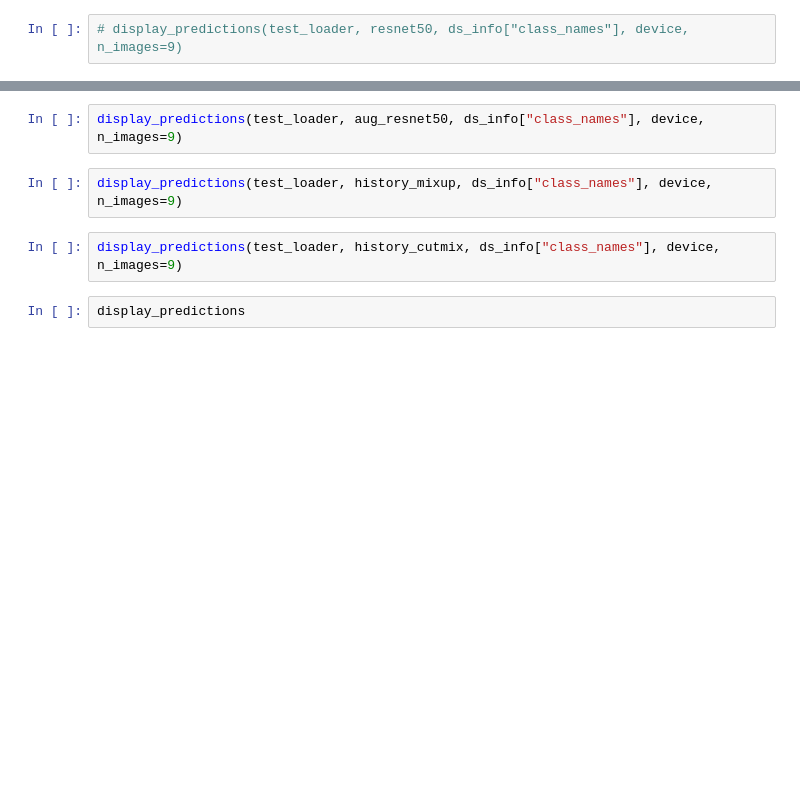
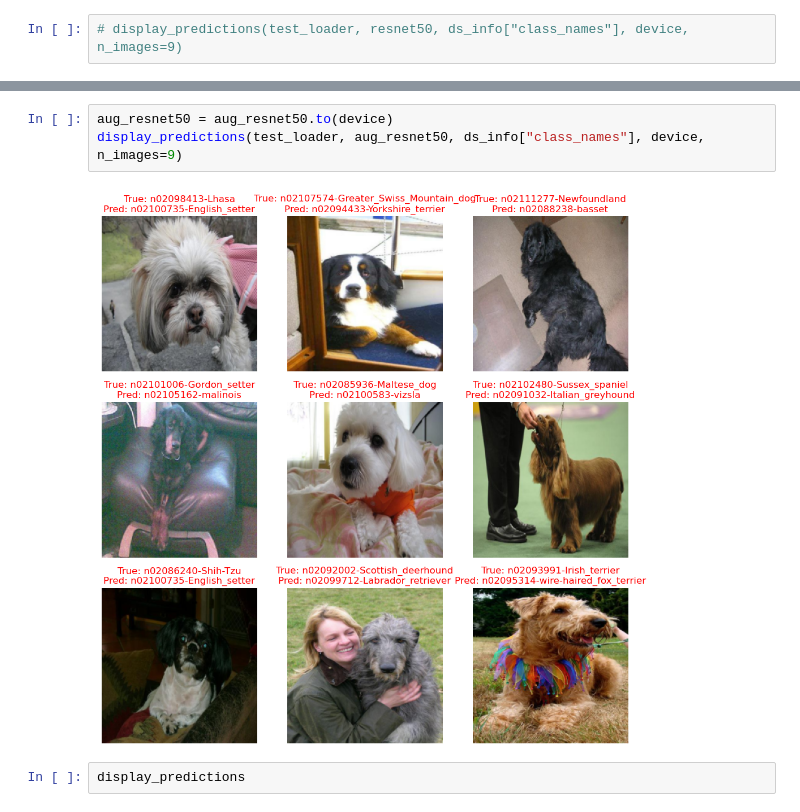
Before and after one commit to haji8-de/AIFFEL_quest_rs, a Jupyter notebook: Exploration/Ex04/upgrade-Copy1.ipynb, the cells around one changed output, grey strips where cells are left out. Cells and saved outputs as stored; diff of their text form; blank space fills up the shorter version.

```diff
--- a/Exploration/Ex04/upgrade-Copy1.ipynb
+++ b/Exploration/Ex04/upgrade-Copy1.ipynb
@@ -449,9 +507,8 @@ display_predictions(test_loader, resnet50, ds_info["class_names"], device, n_ima
 # %%
+aug_resnet50 = aug_resnet50.to(device)
 display_predictions(test_loader, aug_resnet50, ds_info["class_names"], device, n_images=9)
+# %% [output]
+[figure, added]
-# %%
-display_predictions(test_loader, history_mixup, ds_info["class_names"], device, n_images=9)
-# %%
-display_predictions(test_loader, history_cutmix, ds_info["class_names"], device, n_images=9)
 # %%
 display_predictions
 # %%
```
Also changed, not shown: parts of 14 cells of this notebook.
